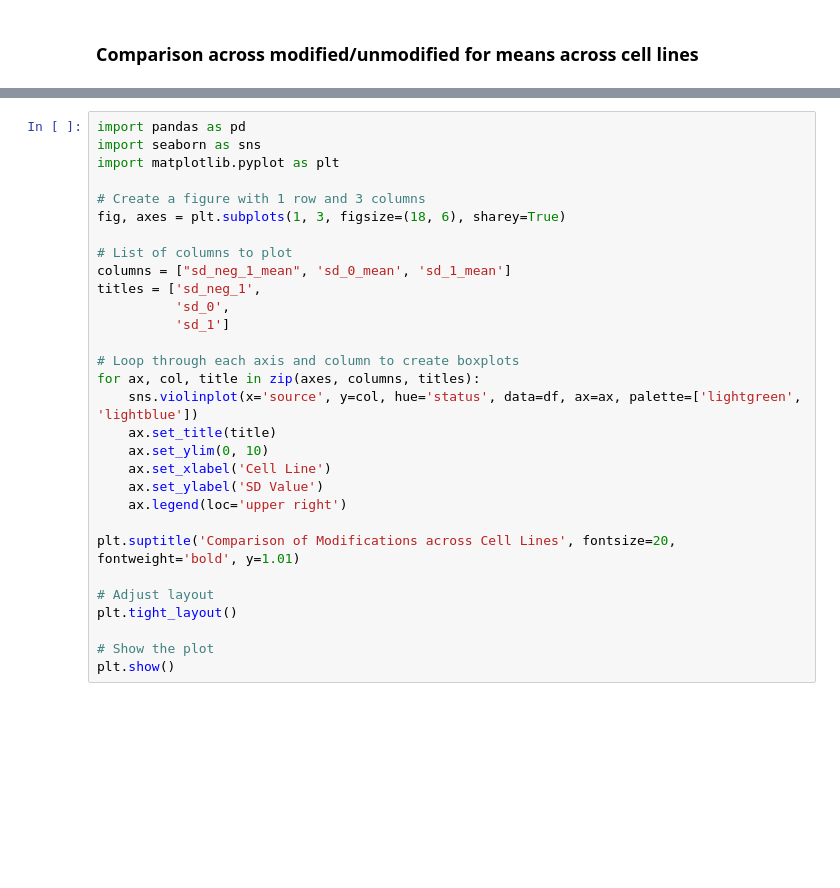
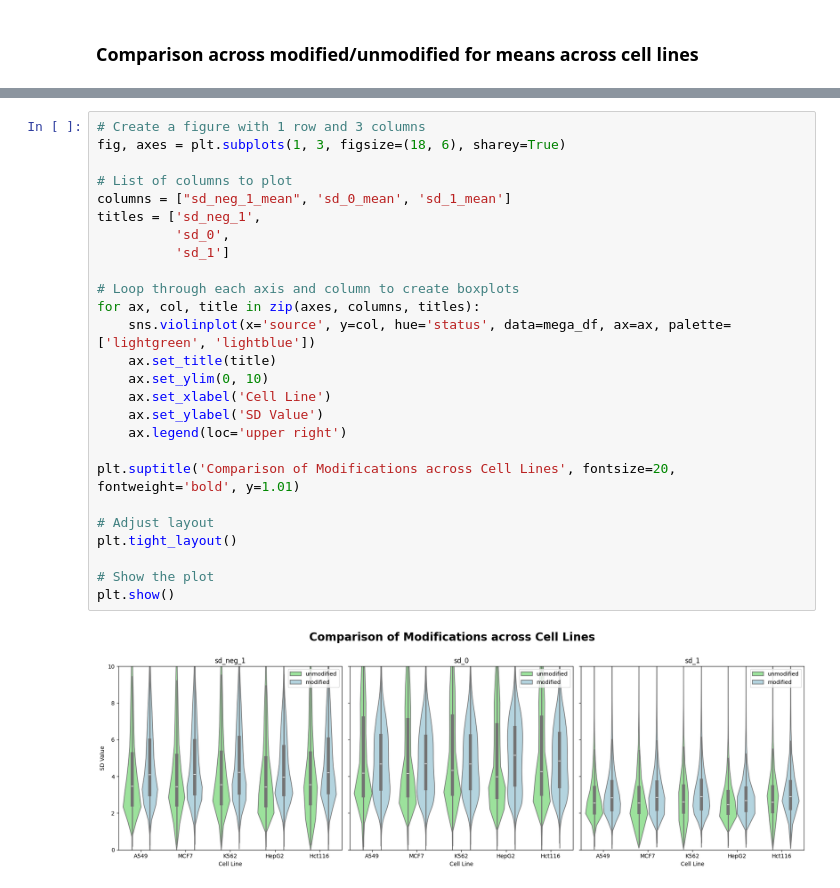
Before and after one commit to louisetxz/m6a-detection-project, a Jupyter notebook: final_task2.ipynb, the cells around one changed output, grey strips where cells are left out. Drawn from its saved outputs; the diff is of its cells as text; blank space fills up the shorter version.

```diff
--- a/final_task2.ipynb
+++ b/final_task2.ipynb
@@ -175,30 +205,28 @@ plt.show()
 # %%
-import pandas as pd
-import seaborn as sns
-import matplotlib.pyplot as plt
-
 # Create a figure with 1 row and 3 columns
 fig, axes = plt.subplots(1, 3, figsize=(18, 6), sharey=True)
 
 # List of columns to plot
 columns = ["sd_neg_1_mean", 'sd_0_mean', 'sd_1_mean']
 titles = ['sd_neg_1',
           'sd_0',
           'sd_1']
 
 # Loop through each axis and column to create boxplots
 for ax, col, title in zip(axes, columns, titles):
-    sns.violinplot(x='source', y=col, hue='status', data=df, ax=ax, palette=['lightgreen', 'lightblue'])
+    sns.violinplot(x='source', y=col, hue='status', data=mega_df, ax=ax, palette=['lightgreen', 'lightblue'])
     ax.set_title(title)
     ax.set_ylim(0, 10)
     ax.set_xlabel('Cell Line')
     ax.set_ylabel('SD Value')
     ax.legend(loc='upper right')
 
 plt.suptitle('Comparison of Modifications across Cell Lines', fontsize=20, fontweight='bold', y=1.01)
 
 # Adjust layout
 plt.tight_layout()
 
 # Show the plot
 plt.show()
+# %% [output]
+[figure, added]
```
Also changed, not shown: parts of 14 cells of this notebook.
